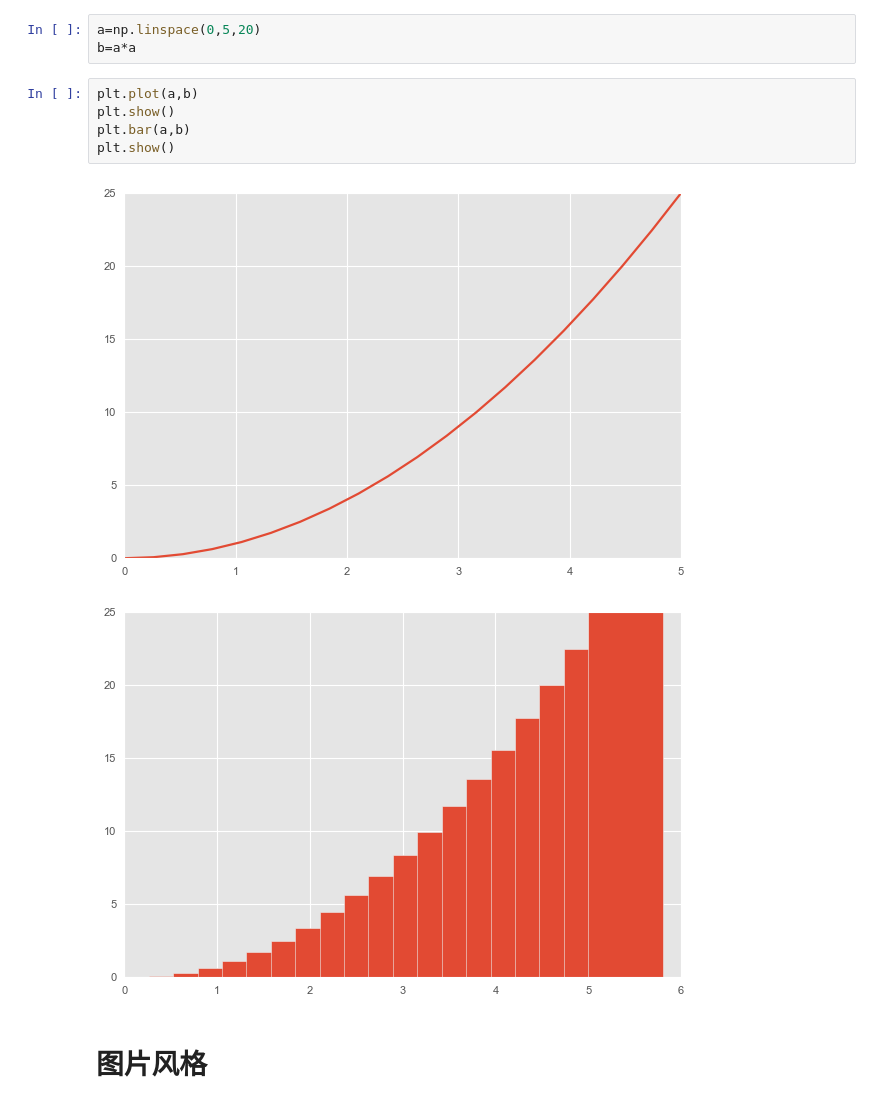
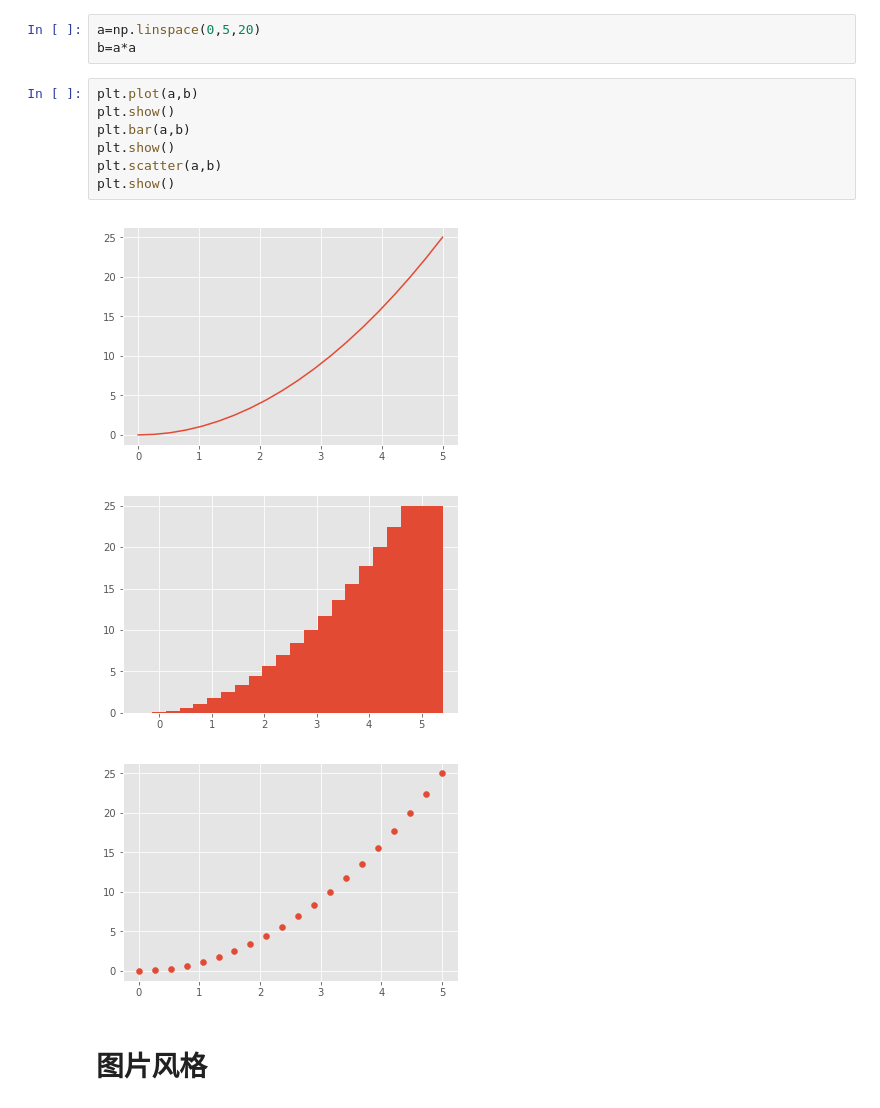
Before and after one commit to zjo0/python-, a Jupyter notebook: matplotlib心得.ipynb, the cells around one changed output. Cells and saved outputs as stored; diff of their text form.

```diff
--- a/matplotlib心得.ipynb
+++ b/matplotlib心得.ipynb
@@ -7,11 +7,14 @@ b=a*a
 # %%
 plt.plot(a,b)
 plt.show()
 plt.bar(a,b)
 plt.show()
+plt.scatter(a,b)
+plt.show()
 # %% [output]
-[figure, old version]
+[figure, new version]
-[figure, old version]
+[figure, new version]
+[figure, added]
 # %% [markdown]
 # 图片风格
 # %%
```
Also changed, not shown: parts of 11 cells of this notebook.
